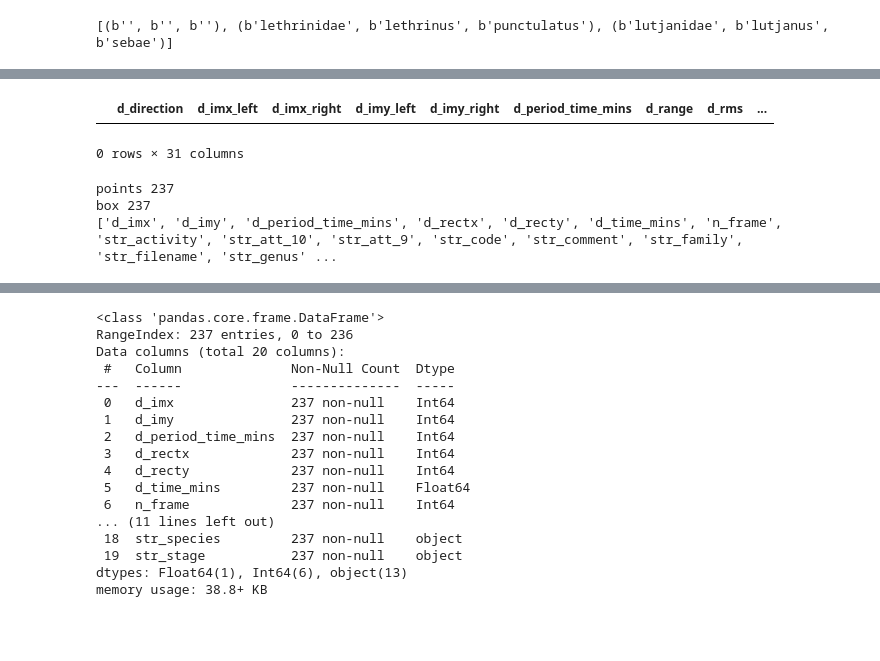
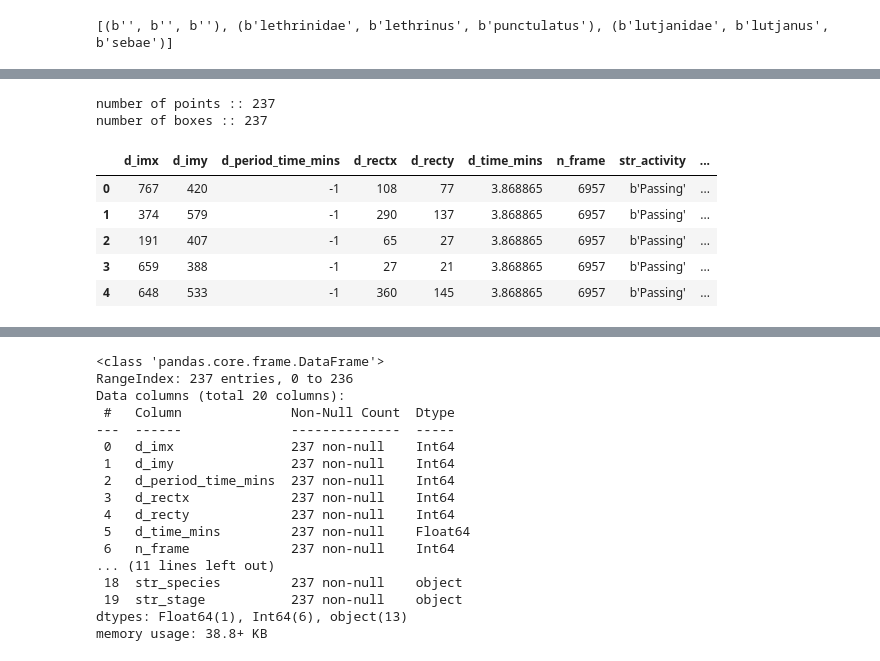
Before and after one commit to Global-Archive-of-Image-Annotation/emtmlibpy, a Jupyter notebook: src/notebooks/gen_yolo_training_data.ipynb, the cells around one changed output, grey strips where cells are left out. Saved outputs shown, nothing was run; the diff lists cells and outputs as text; code cells hidden in the pictures; blank space fills up the shorter version.

```diff
--- a/src/notebooks/gen_yolo_training_data.ipynb
+++ b/src/notebooks/gen_yolo_training_data.ipynb
@@ -69,5 +83,0 @@ xyz_p = xyz_point_to_df()
-# %%
-xyz_point_to_df()
-# %% [output]
-|  | d_direction | d_imx_left | d_imx_right | d_imy_left | d_imy_right | d_period_time_mins | d_range | d_rms | ... |
-0 rows × 31 columns
@@ -99,6 +84,12 @@ def point_to_df():
 # %%
 pdf = point_to_df()
+pdf.head()
 # %% [output]
-points 237
-box 237
-['d_imx', 'd_imy', 'd_period_time_mins', 'd_rectx', 'd_recty', 'd_time_mins', 'n_frame', 'str_activity', 'str_att_10', 'str_att_9', 'str_code', 'str_comment', 'str_family', 'str_filename', 'str_genus' ...
+number of points :: 237
+number of boxes :: 237
+|  | d_imx | d_imy | d_period_time_mins | d_rectx | d_recty | d_time_mins | n_frame | str_activity | ... |
+| 0 | 767 | 420 | -1 | 108 | 77 | 3.868865 | 6957 | b'Passing' | ... |
+| 1 | 374 | 579 | -1 | 290 | 137 | 3.868865 | 6957 | b'Passing' | ... |
+| 2 | 191 | 407 | -1 | 65 | 27 | 3.868865 | 6957 | b'Passing' | ... |
+| 3 | 659 | 388 | -1 | 27 | 21 | 3.868865 | 6957 | b'Passing' | ... |
+| 4 | 648 | 533 | -1 | 360 | 145 | 3.868865 | 6957 | b'Passing' | ... |
```
Also changed, not shown: parts of 18 cells of this notebook, 1 other file.
